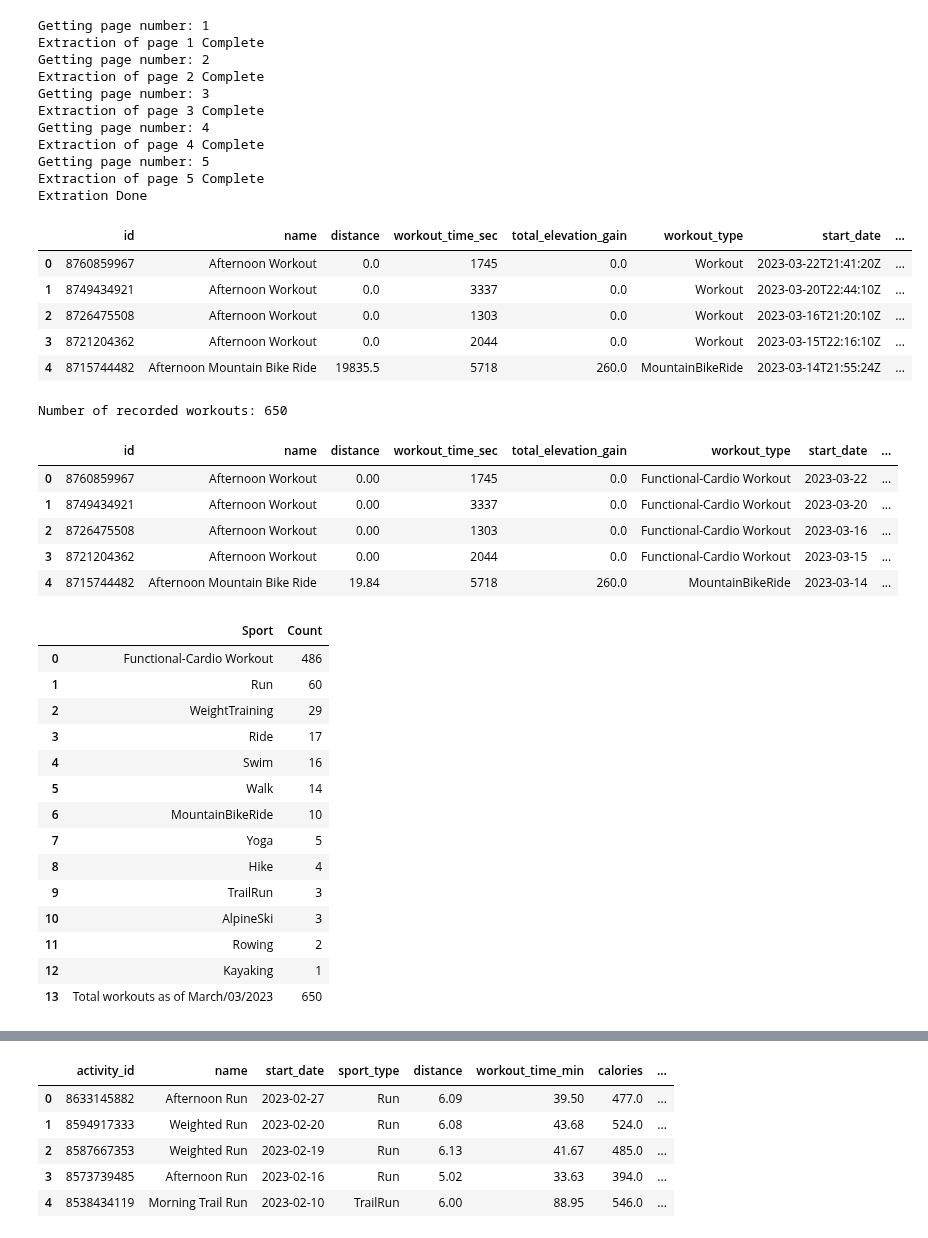
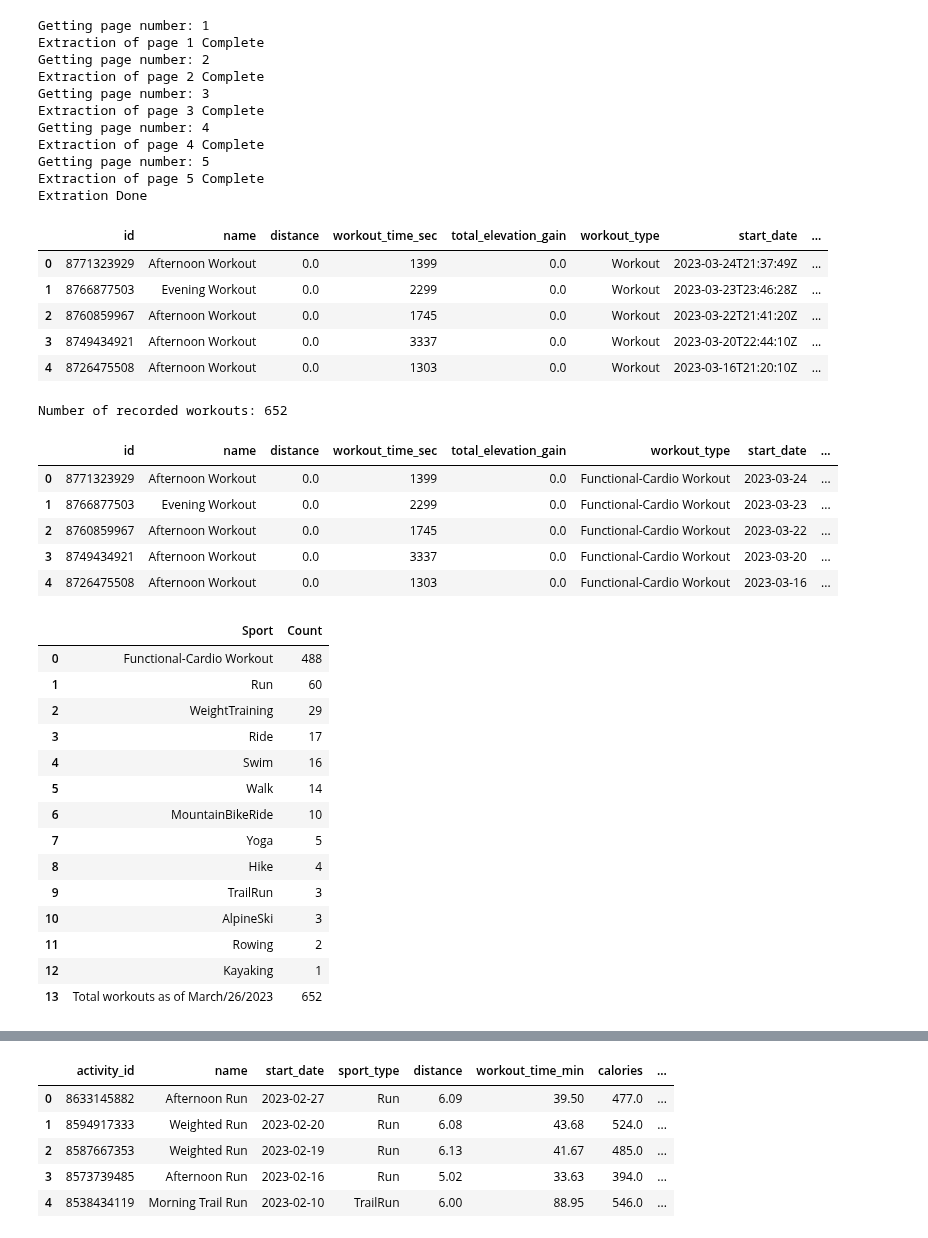
Before and after one commit to ManuelElizaldi/PyStrava, a Jupyter notebook: StravaConnect.ipynb, the cells around one changed output, grey strips where cells are left out. Saved outputs shown, nothing was run; the diff lists cells and outputs as text; code cells hidden in the pictures.

```diff
--- a/StravaConnect.ipynb
+++ b/StravaConnect.ipynb
@@ -29,7 +34,3 @@ today = date.today().strftime('%B/%m/%Y')
-# %%
-# Need to incorporate this in the other script and then have the actual data in this script
-webbrowser.open(f"https://www.strava.com/oauth/authorize?client_id={client_id}&response_type=code&redirect_uri=http://localhost/&approval_prompt=force&scope=profile:read_all,activity:read_all")
-data['code'] = input("From the web broswer enter the code:")
 # %%
 # Getting refresh token
 token = requests.post(url= 'https://www.strava.com/api/v3/oauth/token',data=data).json()
@@ -124,19 +123,19 @@ Extraction of page 5 Complete
 Extration Done
 # %%
 # Checkpoint so I don't have to run API get request
-#activities_copy = pd.read_csv(r'C:\Users\Manuel Elizaldi\Desktop\Learning-Testing\StravaAPI\Outputs\clean_activities.csv')
+#table = pd.read_csv(r'C:\Users\Manuel Elizaldi\Desktop\Learning-Testing\StravaAPI\Outputs\clean_activities.csv')
 
 # Creating copy of activitieas dataframe and renaming some columns
-general_activities_copy = clean_activities.copy()
-general_activities_copy = general_activities_copy.rename(columns={'elapsed_time':'workout_time_sec','sport_type':'workout_type'})
-general_activities_copy.head()
+general_table = clean_activities.copy()
+general_table = general_table.rename(columns={'elapsed_time':'workout_time_sec','sport_type':'workout_type'})
+general_table.head()
 # %% [output]
 |  | id | name | distance | workout_time_sec | total_elevation_gain | workout_type | start_date | ... |
-| 0 | 8760859967 | Afternoon Workout | 0.0 | 1745 | 0.0 | Workout | 2023-03-22T21:41:20Z | ... |
-| 1 | 8749434921 | Afternoon Workout | 0.0 | 3337 | 0.0 | Workout | 2023-03-20T22:44:10Z | ... |
-| 2 | 8726475508 | Afternoon Workout | 0.0 | 1303 | 0.0 | Workout | 2023-03-16T21:20:10Z | ... |
-| 3 | 8721204362 | Afternoon Workout | 0.0 | 2044 | 0.0 | Workout | 2023-03-15T22:16:10Z | ... |
-| 4 | 8715744482 | Afternoon Mountain Bike Ride | 19835.5 | 5718 | 260.0 | MountainBikeRide | 2023-03-14T21:55:24Z | ... |
+| 0 | 8771323929 | Afternoon Workout | 0.0 | 1399 | 0.0 | Workout | 2023-03-24T21:37:49Z | ... |
+| 1 | 8766877503 | Evening Workout | 0.0 | 2299 | 0.0 | Workout | 2023-03-23T23:46:28Z | ... |
+| 2 | 8760859967 | Afternoon Workout | 0.0 | 1745 | 0.0 | Workout | 2023-03-22T21:41:20Z | ... |
+| 3 | 8749434921 | Afternoon Workout | 0.0 | 3337 | 0.0 | Workout | 2023-03-20T22:44:10Z | ... |
+| 4 | 8726475508 | Afternoon Workout | 0.0 | 1303 | 0.0 | Workout | 2023-03-16T21:20:10Z | ... |
 # %%
 # Cleaning dataframe and converting units
 # Aprox calories burned during workout calculation
@@ -146,31 +145,31 @@ general_activities_copy.head()
 # H ->  is your average heart rate in beats per minute
 # W -> is your weight in kilograms = 80
 # A -> is your age in years
-general_activities_copy['aprox_calories_burned'] = round((general_activities_copy['workout_time_sec']/60) * ((0.6309*general_activities_copy['average_heartrate']) + (0.1988*80) + (0.2017*26 - 55.0969)) / 4.184,0)
+general_table['aprox_calories_burned'] = round((general_table['workout_time_sec']/60) * ((0.6309*general_table['average_heartrate']) + (0.1988*80) + (0.2017*26 - 55.0969)) / 4.184,0)
 
 # from meters to kilometers
-general_activities_copy[['distance']] = round(general_activities_copy['distance']/1000,2)
+general_table[['distance']] = round(general_table['distance']/1000,2)
 
 # from seconds to minutes
-general_activities_copy['workout_time_min'] = round(general_activities_copy['workout_time_sec']/60,2)
+general_table['workout_time_min'] = round(general_table['workout_time_sec']/60,2)
 
 # Fix start_date column into the correct format
-general_activities_copy[["start_date"]] = pd.to_datetime(general_activities_copy['start_date']).dt.date
+general_table[["start_date"]] = pd.to_datetime(general_table['start_date']).dt.date
 
 # Changing name of workout type => Workout
-general_activities_copy['workout_type'] = general_activities_copy['workout_type'].replace({'Workout':'Functional-Cardio Workout'})
+general_table['workout_type'] = general_table['workout_type'].replace({'Workout':'Functional-Cardio Workout'})
 
 # Preview
-print('Number of recorded workouts:',len(general_activities_copy))
-general_activities_copy.head()
+print('Number of recorded workouts:',len(general_table))
+general_table.head()
 # %% [output]
-Number of recorded workouts: 650
+Number of recorded workouts: 652
 |  | id | name | distance | workout_time_sec | total_elevation_gain | workout_type | start_date | ... |
-| 0 | 8760859967 | Afternoon Workout | 0.00 | 1745 | 0.0 | Functional-Cardio Workout | 2023-03-22 | ... |
-| 1 | 8749434921 | Afternoon Workout | 0.00 | 3337 | 0.0 | Functional-Cardio Workout | 2023-03-20 | ... |
-| 2 | 8726475508 | Afternoon Workout | 0.00 | 1303 | 0.0 | Functional-Cardio Workout | 2023-03-16 | ... |
-| 3 | 8721204362 | Afternoon Workout | 0.00 | 2044 | 0.0 | Functional-Cardio Workout | 2023-03-15 | ... |
-| 4 | 8715744482 | Afternoon Mountain Bike Ride | 19.84 | 5718 | 260.0 | MountainBikeRide | 2023-03-14 | ... |
+| 0 | 8771323929 | Afternoon Workout | 0.0 | 1399 | 0.0 | Functional-Cardio Workout | 2023-03-24 | ... |
+| 1 | 8766877503 | Evening Workout | 0.0 | 2299 | 0.0 | Functional-Cardio Workout | 2023-03-23 | ... |
+| 2 | 8760859967 | Afternoon Workout | 0.0 | 1745 | 0.0 | Functional-Cardio Workout | 2023-03-22 | ... |
+| 3 | 8749434921 | Afternoon Workout | 0.0 | 3337 | 0.0 | Functional-Cardio Workout | 2023-03-20 | ... |
+| 4 | 8726475508 | Afternoon Workout | 0.0 | 1303 | 0.0 | Functional-Cardio Workout | 2023-03-16 | ... |
 # %%
 # Creating additional dataframes for specific activities:
 # Running type workouts
@@ -184,16 +183,16 @@ functional_activities = general_activities_copy.loc[general_activities_copy['wor
 # %%
 # Variables for activities breakdown dataframe
 today_msg = f'Total workouts as of {today}'
-total_workouts = len(general_activities_copy)
+total_workouts = len(general_table)
 
 # Breakdown of workout types:
 new = [today_msg,total_workouts]
-activities_breakdown = general_activities_copy['workout_type'].value_counts().rename_axis('Sport').reset_index(name='Count')
+activities_breakdown = general_table['workout_type'].value_counts().rename_axis('Sport').reset_index(name='Count')
 activities_breakdown = activities_breakdown.append(pd.Series(new, index=['Sport','Count']), ignore_index=True)
 activities_breakdown
 # %% [output]
 |  | Sport | Count |
-| 0 | Functional-Cardio Workout | 486 |
+| 0 | Functional-Cardio Workout | 488 |
 | 1 | Run | 60 |
 | 2 | WeightTraining | 29 |
 | 3 | Ride | 17 |
@@ -206,6 +205,6 @@ activities_breakdown
 | 10 | AlpineSki | 3 |
 | 11 | Rowing | 2 |
 | 12 | Kayaking | 1 |
-| 13 | Total workouts as of March/03/2023 | 650 |
+| 13 | Total workouts as of March/26/2023 | 652 |
 # %%
 # General statistics
```
Also changed, not shown: parts of 34 cells of this notebook, 1 other file.
